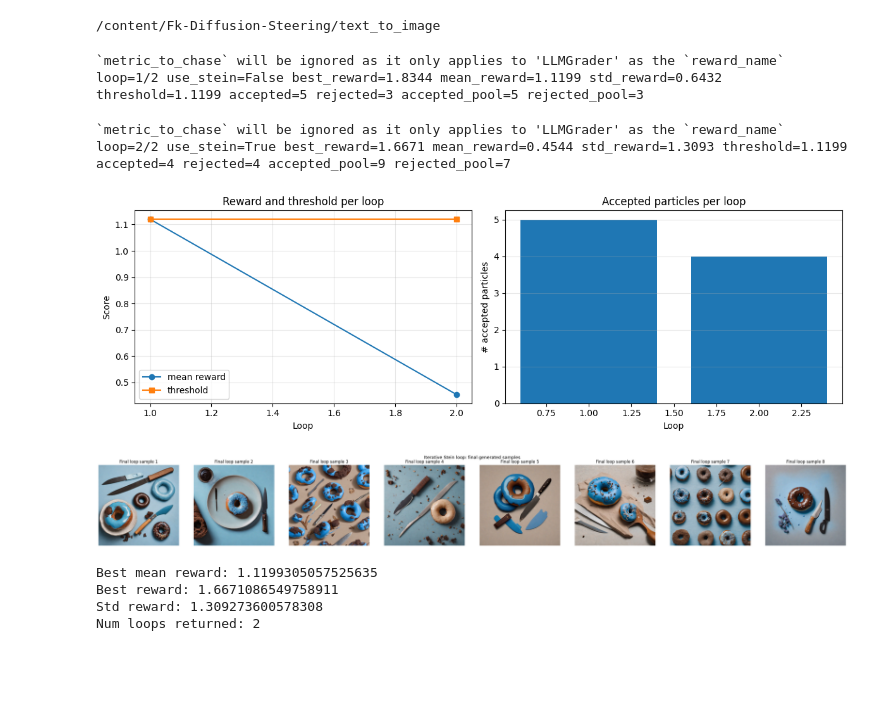
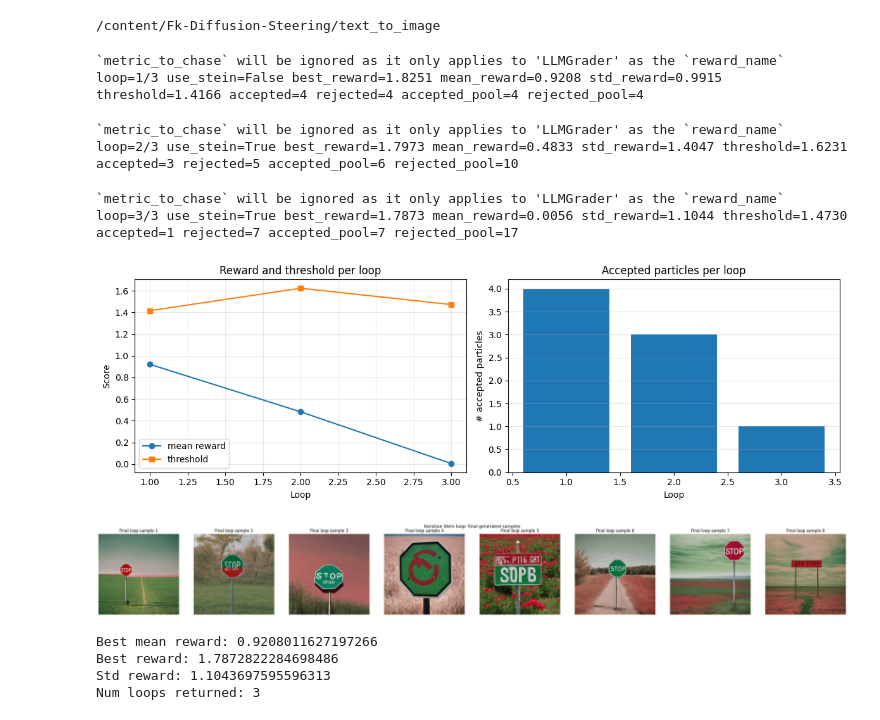
Before and after one commit to NhuGiap04/Fk-Diffusion-Steering, a Jupyter notebook: Evolve_Steering.ipynb, the cells around one changed output. Drawn from its saved outputs; the diff is of its cells as text; code cells hidden in the pictures; blank space fills up the shorter version.

```diff
--- a/Evolve_Steering.ipynb
+++ b/Evolve_Steering.ipynb
@@ -79,6 +90,7 @@ def iterative_stein_loop(
     stein_step_size=0.04,
     stein_bandwidth=None,
     stein_rejected_penalty=0.0,
+    stein_num_steps=1,
     num_inference_steps=50,
     guidance_scale=5.0,
     guidance_reward_fn="ImageReward",
@@ -96,6 +108,7 @@ def iterative_stein_loop(
         stein_step_size=stein_step_size,
         stein_bandwidth=stein_bandwidth,
         stein_rejected_penalty=stein_rejected_penalty,
+        stein_num_steps=1,
         num_inference_steps=num_inference_steps,
         guidance_scale=guidance_scale,
         guidance_reward_fn=guidance_reward_fn,
@@ -131,44 +144,48 @@ def iterative_stein_loop(
 
     for i in range(n):
         ax[i].imshow(final_images[i])
         ax[i].axis("off")
         ax[i].set_title(f"Final loop sample {i + 1}")
 
     fig.suptitle("Iterative Stein loop: final generated samples", fontsize=13)
     fig.tight_layout()
     plt.show()
 
     return out
 
 
 if "pipe" not in globals():
     raise RuntimeError("Run the steer_sample setup cell first so `pipe` is defined.")
 
 loop_out = iterative_stein_loop(
     model=pipe,
-    prompt="a photo of a blue donut and a brown knife",
-    num_loops=2,
+    prompt="a photo of a green stop sign in a red field",
+    num_loops=3,
     num_particles=8,
     steer_start_timestep=400,
-    steer_end_timestep=100,
-    stein_step_size=0.001,
-    stein_rejected_penalty=0.2,
-    guidance_scale=5.0,
+    steer_end_timestep=150,
+    stein_step_size=0.0005,
+    stein_rejected_penalty=0.5,
+    stein_num_steps=10,
+    num_inference_steps=50,
+    guidance_scale=5,
     max_images_to_show=8,
 )
 
 print("Best mean reward:", loop_out["best_mean_reward"])
 print("Best reward:", loop_out["best_reward"])
 print("Std reward:", loop_out["std_reward"])
 print("Num loops returned:", len(loop_out["results"]))
 # %% [output]
 `metric_to_chase` will be ignored as it only applies to 'LLMGrader' as the `reward_name`
-loop=1/2 use_stein=False best_reward=1.8344 mean_reward=1.1199 std_reward=0.6432 threshold=1.1199 accepted=5 rejected=3 accepted_pool=5 rejected_pool=3
+loop=1/3 use_stein=False best_reward=1.8251 mean_reward=0.9208 std_reward=0.9915 threshold=1.4166 accepted=4 rejected=4 accepted_pool=4 rejected_pool=4
 `metric_to_chase` will be ignored as it only applies to 'LLMGrader' as the `reward_name`
-loop=2/2 use_stein=True best_reward=1.6671 mean_reward=0.4544 std_reward=1.3093 threshold=1.1199 accepted=4 rejected=4 accepted_pool=9 rejected_pool=7
+loop=2/3 use_stein=True best_reward=1.7973 mean_reward=0.4833 std_reward=1.4047 threshold=1.6231 accepted=3 rejected=5 accepted_pool=6 rejected_pool=10
+`metric_to_chase` will be ignored as it only applies to 'LLMGrader' as the `reward_name`
+loop=3/3 use_stein=True best_reward=1.7873 mean_reward=0.0056 std_reward=1.1044 threshold=1.4730 accepted=1 rejected=7 accepted_pool=7 rejected_pool=17
-[figure, old version]
+[figure, new version]
-[figure, old version]
+[figure, new version]
-Best mean reward: 1.1199305057525635
-Best reward: 1.6671086549758911
-Std reward: 1.309273600578308
-Num loops returned: 2
+Best mean reward: 0.9208011627197266
+Best reward: 1.7872822284698486
+Std reward: 1.1043697595596313
+Num loops returned: 3
```
Also changed, not shown: parts of 1 cell of this notebook, 1 other file.
